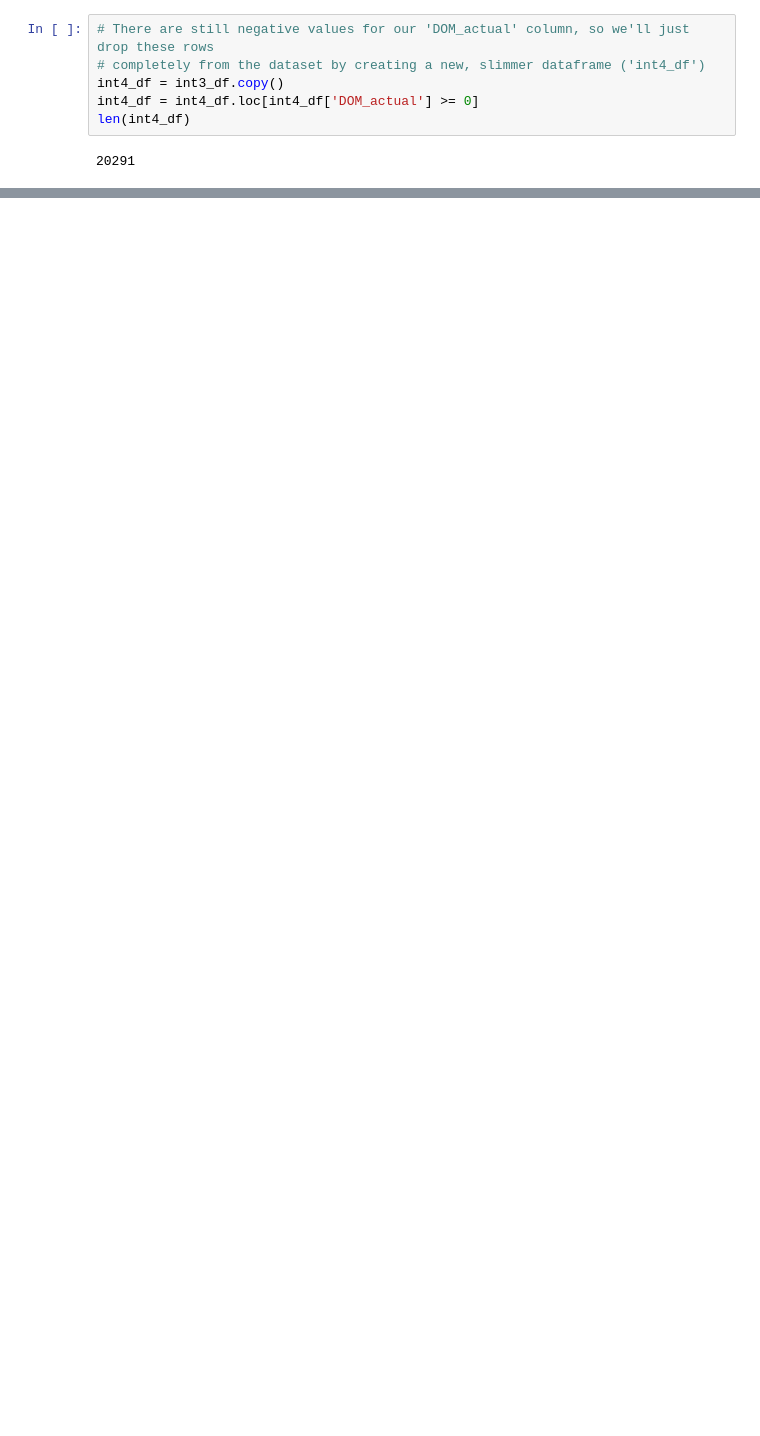
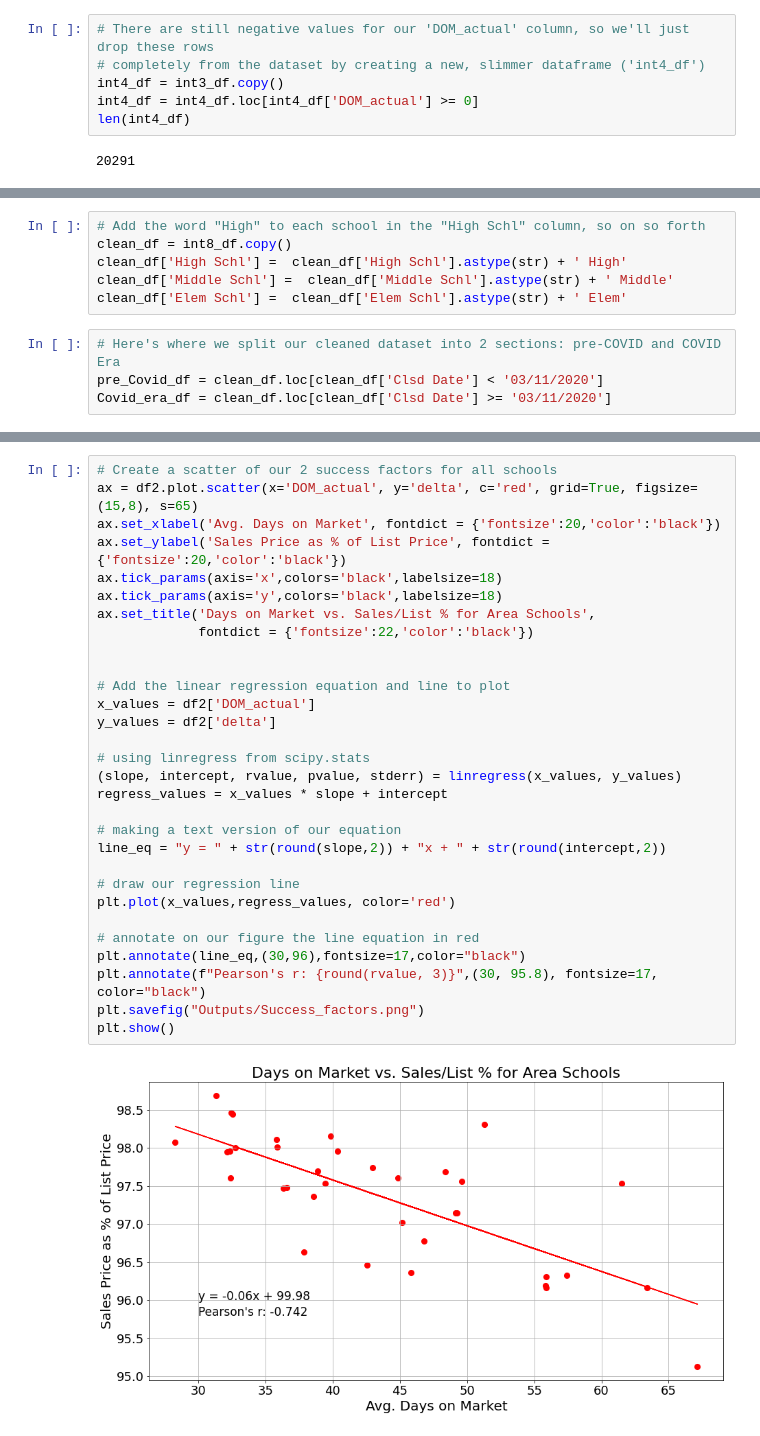
Before and after one commit to wwright21/Project-1---Group-4, a Jupyter notebook: Project1_WW.ipynb, the cells around one changed output, grey strips where cells are left out. Saved outputs shown, nothing was run; the diff lists cells and outputs as text; blank space fills up the shorter version.

```diff
--- a/Project1_WW.ipynb
+++ b/Project1_WW.ipynb
@@ -291,0 +443,10 @@ KeyboardInterrupt:
+# %%
+# Add the word "High" to each school in the "High Schl" column, so on so forth
+clean_df = int8_df.copy()
+clean_df['High Schl'] =  clean_df['High Schl'].astype(str) + ' High'
+clean_df['Middle Schl'] =  clean_df['Middle Schl'].astype(str) + ' Middle'
+clean_df['Elem Schl'] =  clean_df['Elem Schl'].astype(str) + ' Elem'
+# %%
+# Here's where we split our cleaned dataset into 2 sections: pre-COVID and COVID Era
+pre_Covid_df = clean_df.loc[clean_df['Clsd Date'] < '03/11/2020']
+Covid_era_df = clean_df.loc[clean_df['Clsd Date'] >= '03/11/2020']
@@ -291,0 +485,32 @@ KeyboardInterrupt:
+# %%
+# Create a scatter of our 2 success factors for all schools
+ax = df2.plot.scatter(x='DOM_actual', y='delta', c='red', grid=True, figsize=(15,8), s=65)
+ax.set_xlabel('Avg. Days on Market', fontdict = {'fontsize':20,'color':'black'})
+ax.set_ylabel('Sales Price as % of List Price', fontdict = {'fontsize':20,'color':'black'})
+ax.tick_params(axis='x',colors='black',labelsize=18)
+ax.tick_params(axis='y',colors='black',labelsize=18)
+ax.set_title('Days on Market vs. Sales/List % for Area Schools',
+             fontdict = {'fontsize':22,'color':'black'})
+
+
+# Add the linear regression equation and line to plot
+x_values = df2['DOM_actual']
+y_values = df2['delta']
+
+# using linregress from scipy.stats
+(slope, intercept, rvalue, pvalue, stderr) = linregress(x_values, y_values)
+regress_values = x_values * slope + intercept
+
+# making a text version of our equation
+line_eq = "y = " + str(round(slope,2)) + "x + " + str(round(intercept,2))
+
+# draw our regression line
+plt.plot(x_values,regress_values, color='red')
+
+# annotate on our figure the line equation in red
+plt.annotate(line_eq,(30,96),fontsize=17,color="black")
+plt.annotate(f"Pearson's r: {round(rvalue, 3)}",(30, 95.8), fontsize=17, color="black")
+plt.savefig("Outputs/Success_factors.png")
+plt.show()
+# %% [output]
+[figure, added]
```
Also changed, not shown: parts of 29 cells of this notebook, 9 other files.
